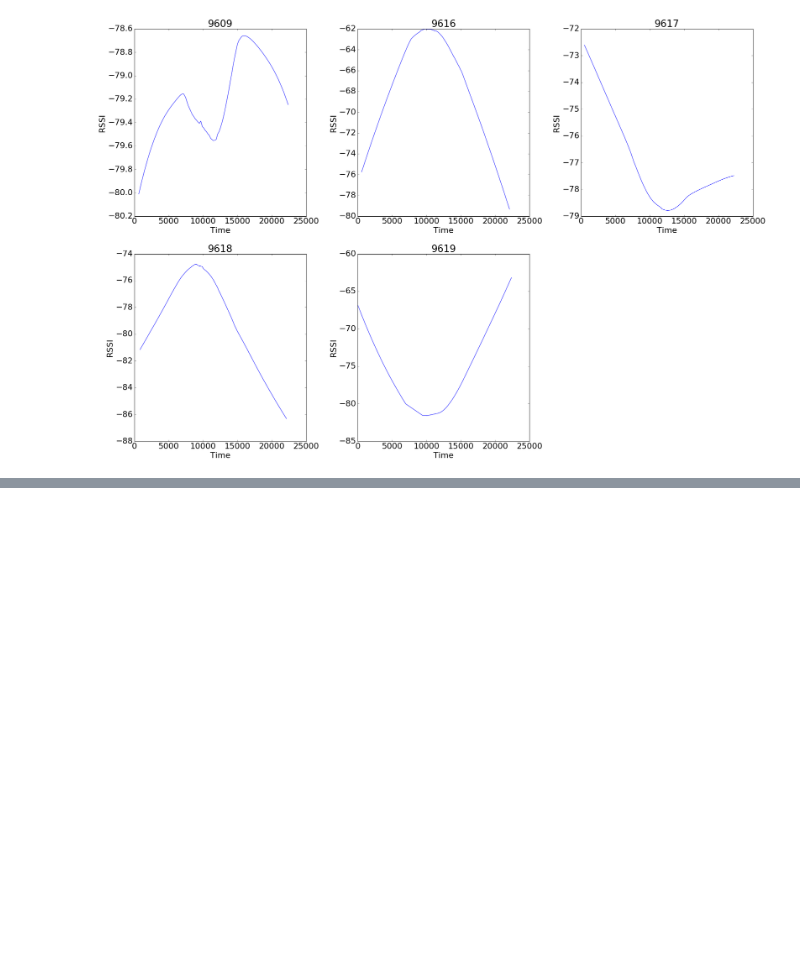
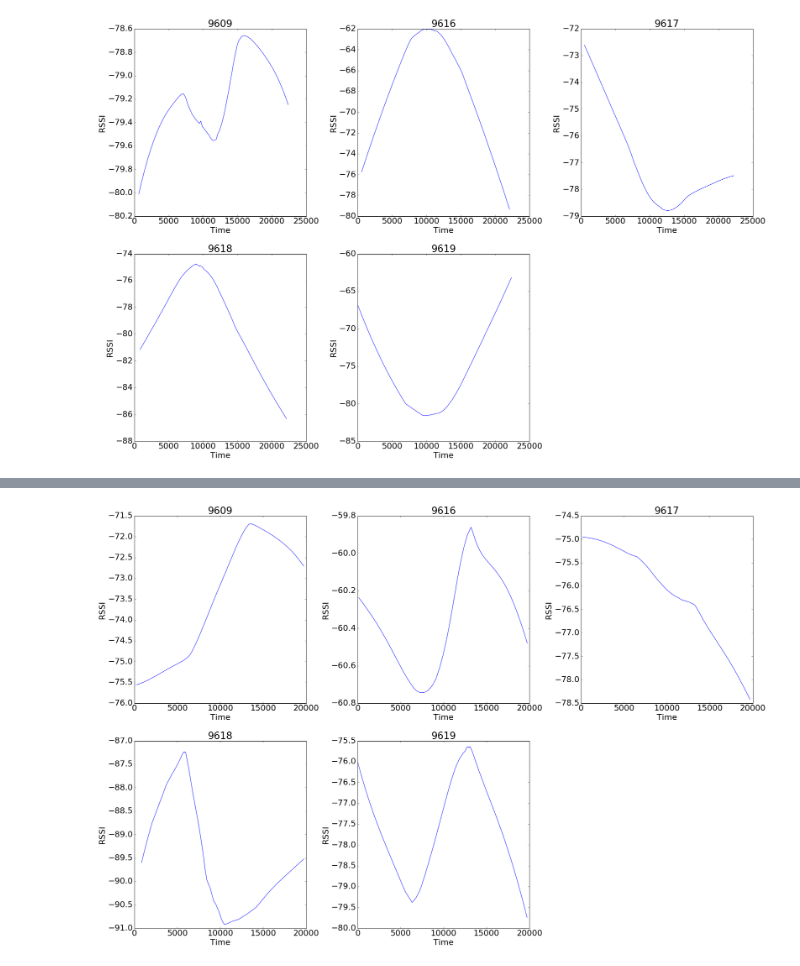
Before and after one commit to Informhunter/IPS, a Jupyter notebook: JupiterNB/data_from_db_analysis/data_visualisation.ipynb, the cells around one changed output, grey strips where cells are left out. Saved outputs shown, nothing was run; the diff lists cells and outputs as text; code cells hidden in the pictures; blank space fills up the shorter version.

```diff
--- a/JupiterNB/data_from_db_analysis/data_visualisation.ipynb
+++ b/JupiterNB/data_from_db_analysis/data_visualisation.ipynb
@@ -126,0 +131,4 @@ plot_rssi_data(straight_line, filter_func=create_rssi_avg_filter(21))
+# %%
+plot_rssi_data(standing_still, filter_func=rssi_lowess_filter)
+# %% [output]
+[figure, added]
```
Also changed, not shown: parts of 8 cells of this notebook, 5 other files.
